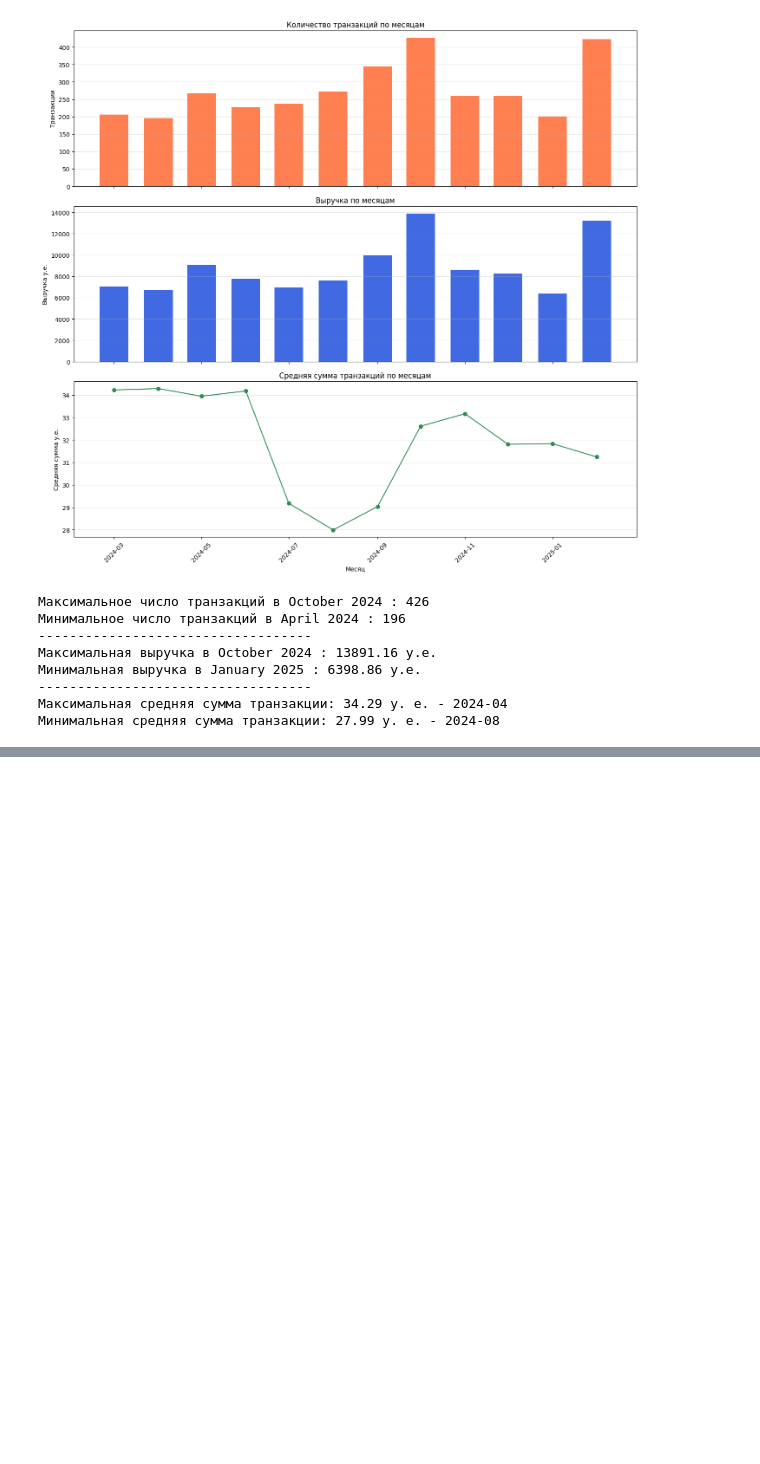
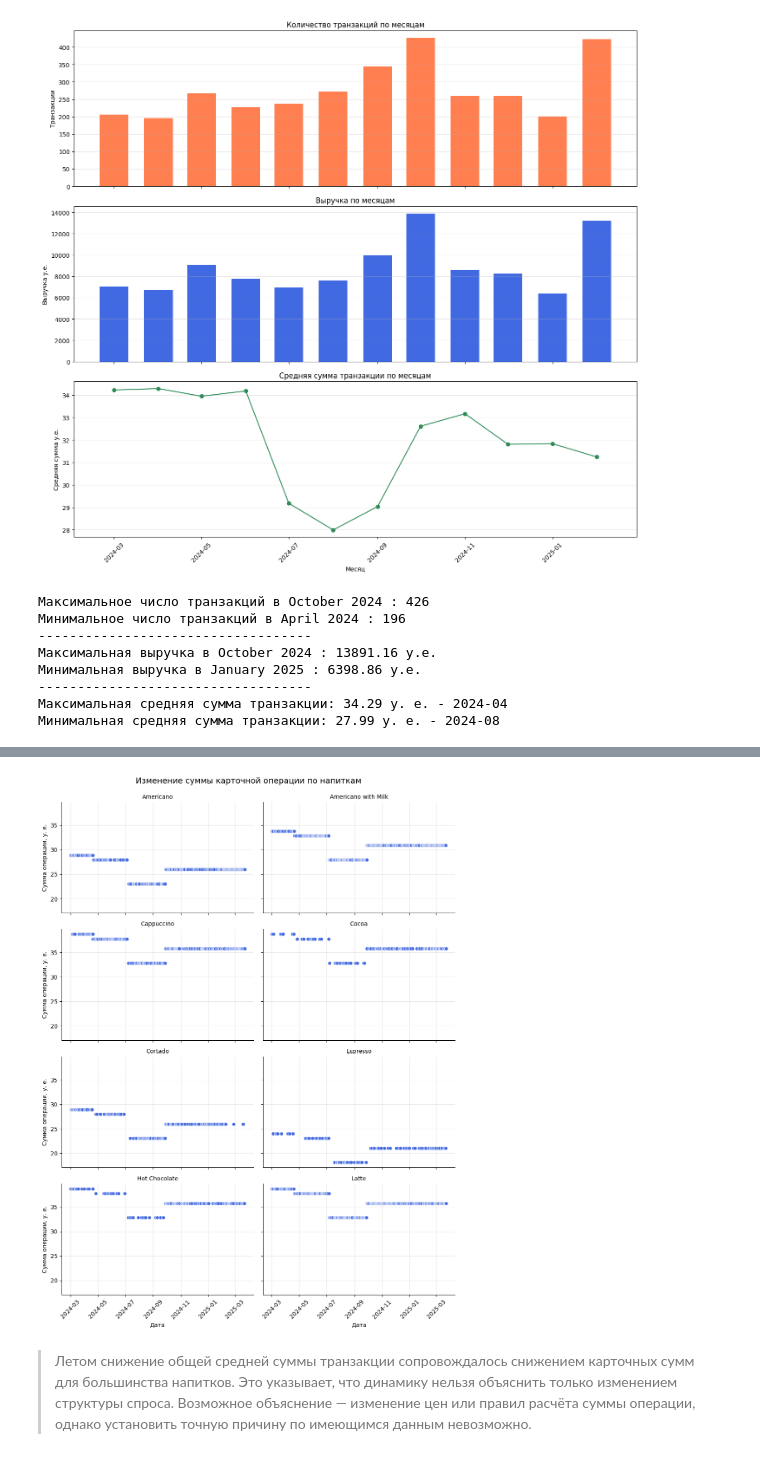
Before and after one commit to prodavec-svg/Coffee-sales-eda, a Jupyter notebook: notebooks/main.ipynb, the cells around one changed output, grey strips where cells are left out. Saved outputs shown, nothing was run; the diff lists cells and outputs as text; code cells hidden in the pictures; blank space fills up the shorter version.

```diff
--- a/notebooks/main.ipynb
+++ b/notebooks/main.ipynb
@@ -373,0 +486,11 @@ print(
+# %%
+card_amounts = (
+      df.loc[
+          df['cash_type'] == 'card',
+          ['date', 'coffee_name', 'money']
+      ]
+      .drop_duplicates()
+      .sort_values(['coffee_name', 'date', 'money'])
+  )
+
+card_amounts.head()
@@ -373,0 +504,37 @@ print(
+# %%
+g = sns.relplot(
+      data=card_amounts,
+      x='date',
+      y='money',
+      col='coffee_name',
+      col_wrap=2,
+      kind='scatter',
+      height=3.2,
+      aspect=1.6,
+      color='royalblue',
+      s=35
+  )
+
+g.set_titles('{col_name}')
+g.set_axis_labels('Дата', 'Сумма операции, у. е.')
+
+for ax in g.axes.flat:
+    ax.tick_params(axis='x', rotation=45)
+    ax.grid(alpha=0.3)
+
+g.figure.suptitle(
+    'Изменение суммы карточной операции по напиткам',
+    y=1.02,
+    fontsize=14
+)
+
+plt.show()
+# %% [output]
+[figure, added]
+# %% [markdown]
+> Летом снижение общей средней суммы транзакции сопровождалось
+  > снижением карточных сумм для большинства напитков. Это указывает,
+  > что динамику нельзя объяснить только изменением структуры спроса.
+  > Возможное объяснение — изменение цен или правил расчёта суммы
+  > операции, однако установить точную причину по имеющимся данным
+  > невозможно.
```
Also changed, not shown: parts of 15 cells of this notebook.
